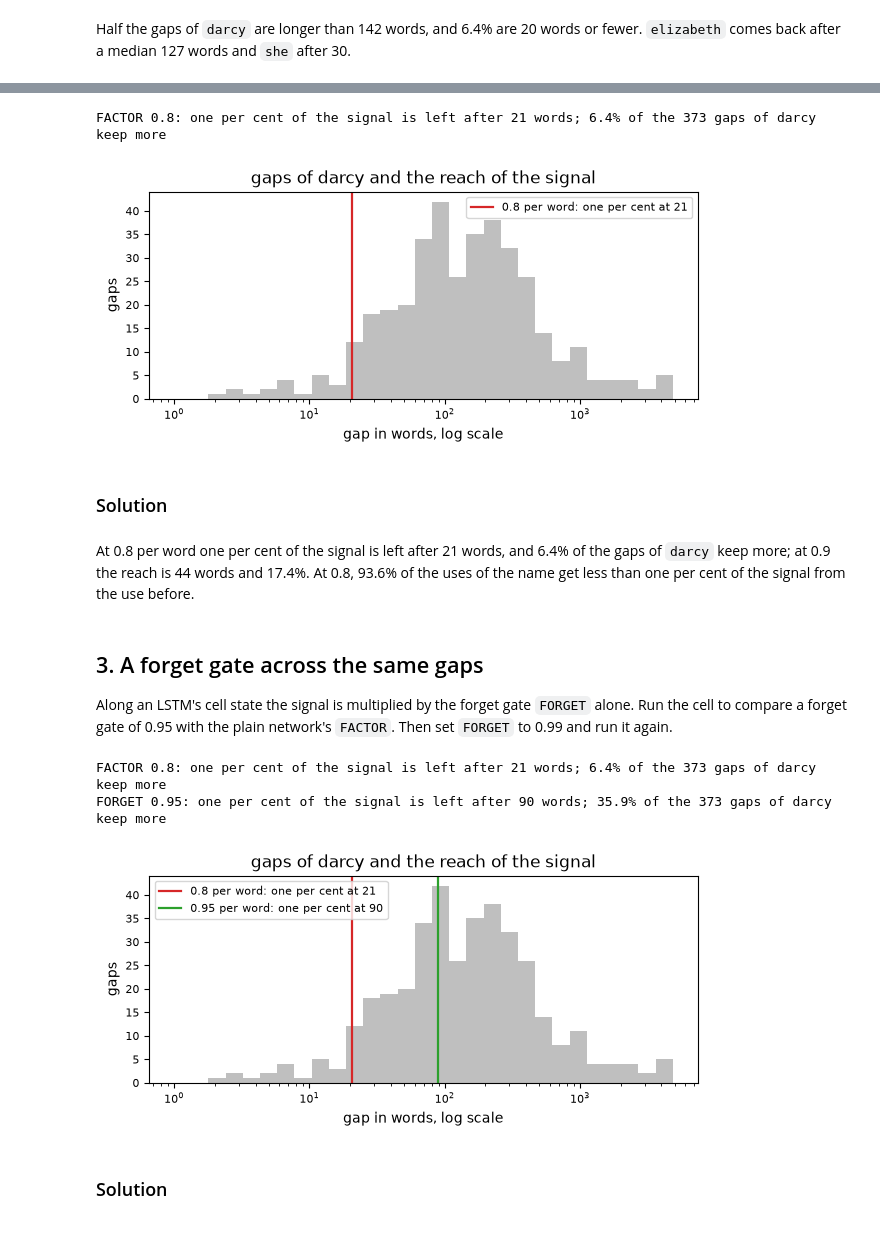
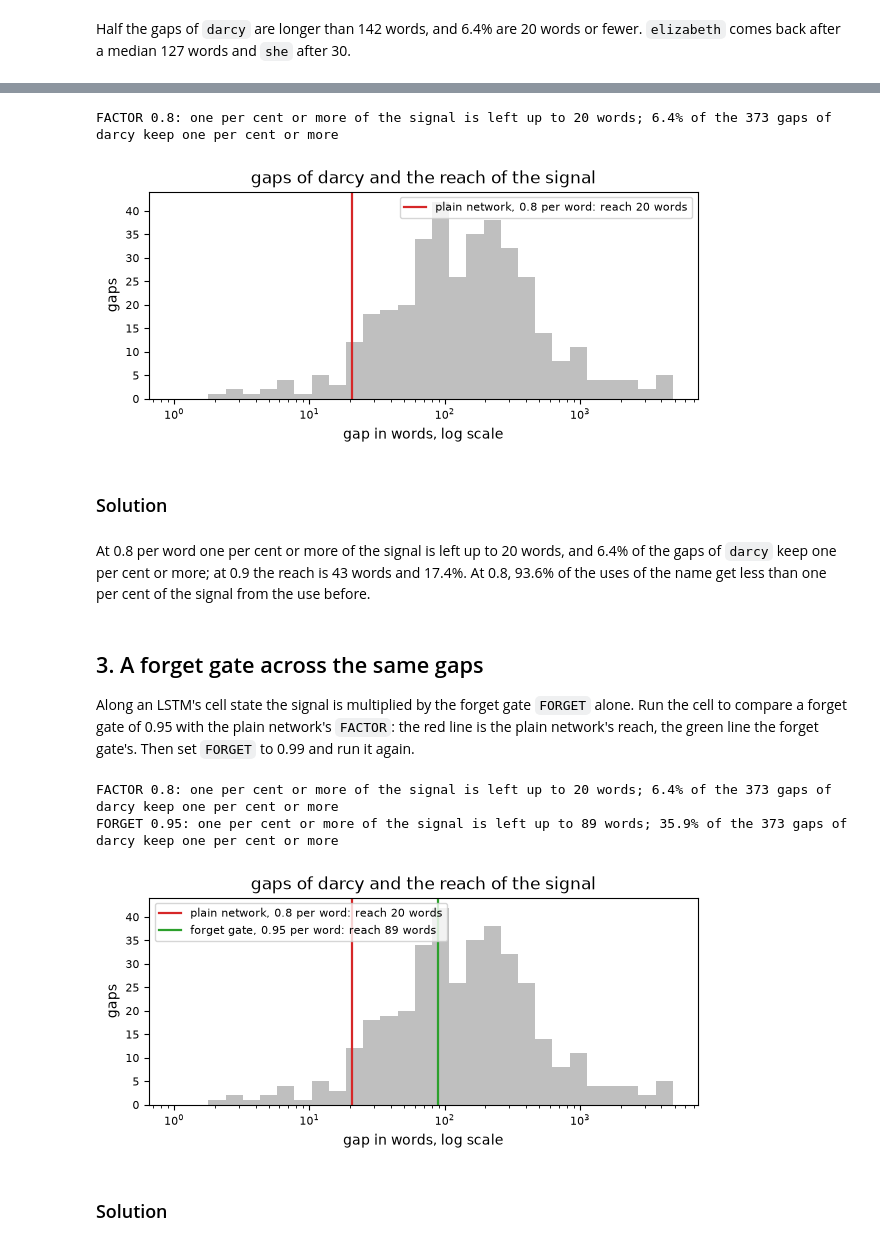
Before and after one commit to josterri/predicting-the-next-words-notebooks, a Jupyter notebook: ch05-simple_workbook.ipynb, the cells around one changed output, grey strips where cells are left out. Cells and saved outputs as stored; diff of their text form; code cells hidden in the pictures.

```diff
--- a/ch05-simple_workbook.ipynb
+++ b/ch05-simple_workbook.ipynb
@@ -93,11 +93,11 @@ def show_gaps(word):
 def across(word, *factors):
     w, g = gaps(word)
     lines = []
-    for name, f, colour in zip(("FACTOR", "FORGET"), factors, ("C3", "C2")):
+    for name, label, f, colour in zip(("FACTOR", "FORGET"), ("plain network", "forget gate"), factors, ("C3", "C2")):
         f = gate(name, f)
-        print(f"{name} {f:g}: one per cent of the signal is left after {reach(f):.0f} words; "
-              f"{np.mean(f ** g >= ONE_PER_CENT):.1%} of the {len(g)} gaps of {w} keep more")
-        lines.append((f"{f:g} per word: one per cent at {reach(f):.0f}", reach(f), colour))
+        print(f"{name} {f:g}: one per cent or more of the signal is left up to {math.floor(reach(f))} words; "
+              f"{np.mean(f ** g >= ONE_PER_CENT):.1%} of the {len(g)} gaps of {w} keep one per cent or more")
+        lines.append((f"{label}, {f:g} per word: reach {math.floor(reach(f))} words", reach(f), colour))
     histogram(w, g, lines, f"gaps of {w} and the reach of the signal")
 
 
@@ -144,33 +146,37 @@ cent of the signal is left; gaps to its left keep more. Run the cell, then
 set `FACTOR` to 0.9 and run it again.
 # %%
+WORD = "darcy"
 FACTOR = 0.8
 across(WORD, FACTOR)
 # %% [output]
-FACTOR 0.8: one per cent of the signal is left after 21 words; 6.4% of the 373 gaps of darcy keep more
+FACTOR 0.8: one per cent or more of the signal is left up to 20 words; 6.4% of the 373 gaps of darcy keep one per cent or more
-[figure, old version]
+[figure, new version]
 # %% [markdown]
 ### Solution
 # %%
-g = gaps("darcy")[1]
-kept = {f: np.mean(f ** g >= ONE_PER_CENT) for f in (0.8, 0.9)}
-display(Markdown(f"At 0.8 per word one per cent of the signal is left after {reach(0.8):.0f} words, and {kept[0.8]:.1%} of the gaps "
-                 f"of `darcy` keep more; at 0.9 the reach is {reach(0.9):.0f} words and {kept[0.9]:.1%}. At 0.8, {1 - kept[0.8]:.1%} of the "
-                 "uses of the name get less than one per cent of the signal from the use before."))
+_, darcy_gaps = gaps("darcy")
+kept = {f: np.mean(f ** darcy_gaps >= ONE_PER_CENT) for f in (0.8, 0.9)}
+display(Markdown(f"At 0.8 per word one per cent or more of the signal is left up to {math.floor(reach(0.8))} words, and {kept[0.8]:.1%} "
+                 f"of the gaps of `darcy` keep one per cent or more; at 0.9 the reach is {math.floor(reach(0.9))} words and {kept[0.9]:.1%}. "
+                 f"At 0.8, {1 - kept[0.8]:.1%} of the uses of the name get less than one per cent of the signal from the use before."))
 # %% [output]
-At 0.8 per word one per cent of the signal is left after 21 words, and 6.4% of the gaps of `darcy` keep more; at 0.9 the reach is 44 words and 17.4%. At 0.8, 93.6% of the uses of the name get less than one per cent of the signal from the use before.
+At 0.8 per word one per cent or more of the signal is left up to 20 words, and 6.4% of the gaps of `darcy` keep one per cent or more; at 0.9 the reach is 43 words and 17.4%. At 0.8, 93.6% of the uses of the name get less than one per cent of the signal from the use before.
 # %% [markdown]
 ## 3. A forget gate across the same gaps
 
 Along an LSTM's cell state the signal is multiplied by the forget gate
 `FORGET` alone. Run the cell to compare a forget gate of 0.95 with the plain
-network's `FACTOR`. Then set `FORGET` to 0.99 and run it again.
+network's `FACTOR`: the red line is the plain network's reach, the green line
+the forget gate's. Then set `FORGET` to 0.99 and run it again.
 # %%
+WORD = "darcy"
+FACTOR = 0.8
 FORGET = 0.95
 across(WORD, FACTOR, FORGET)
 # %% [output]
-FACTOR 0.8: one per cent of the signal is left after 21 words; 6.4% of the 373 gaps of darcy keep more
-FORGET 0.95: one per cent of the signal is left after 90 words; 35.9% of the 373 gaps of darcy keep more
+FACTOR 0.8: one per cent or more of the signal is left up to 20 words; 6.4% of the 373 gaps of darcy keep one per cent or more
+FORGET 0.95: one per cent or more of the signal is left up to 89 words; 35.9% of the 373 gaps of darcy keep one per cent or more
-[figure, old version]
+[figure, new version]
 # %% [markdown]
 ### Solution
 # %%
```
Also changed, not shown: parts of 5 cells of this notebook, 2 other files.
